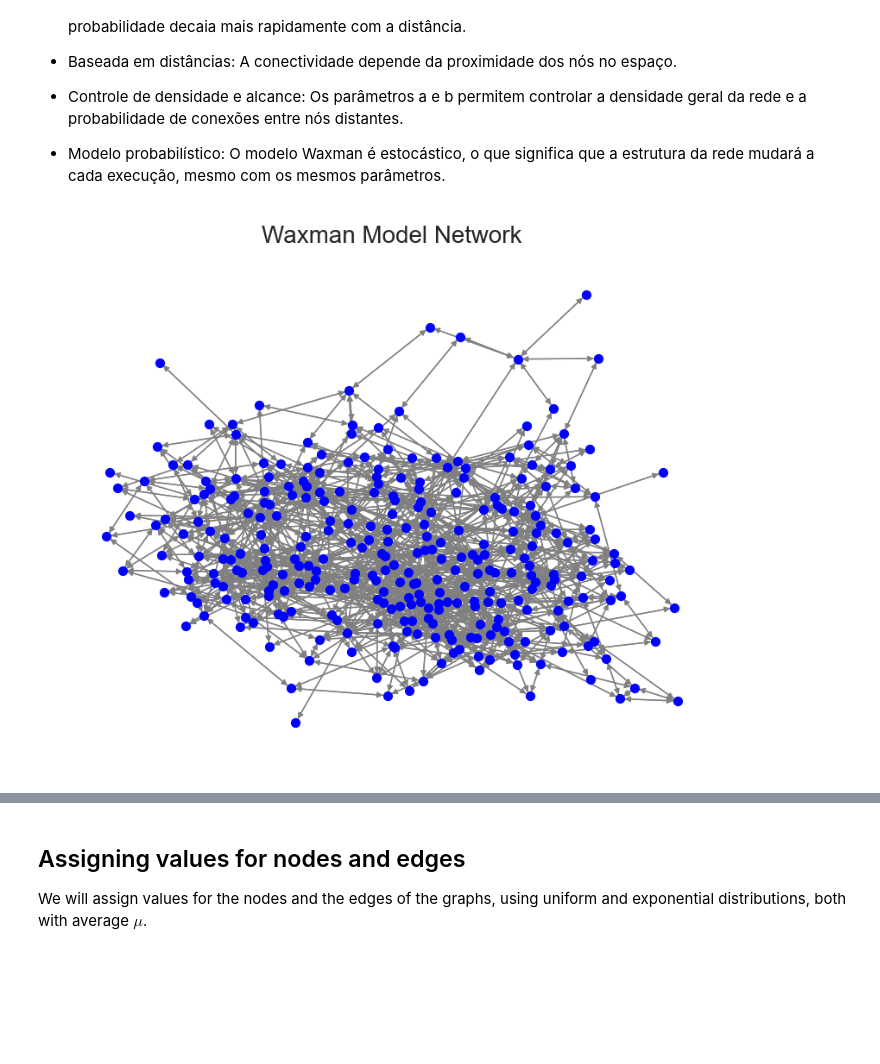
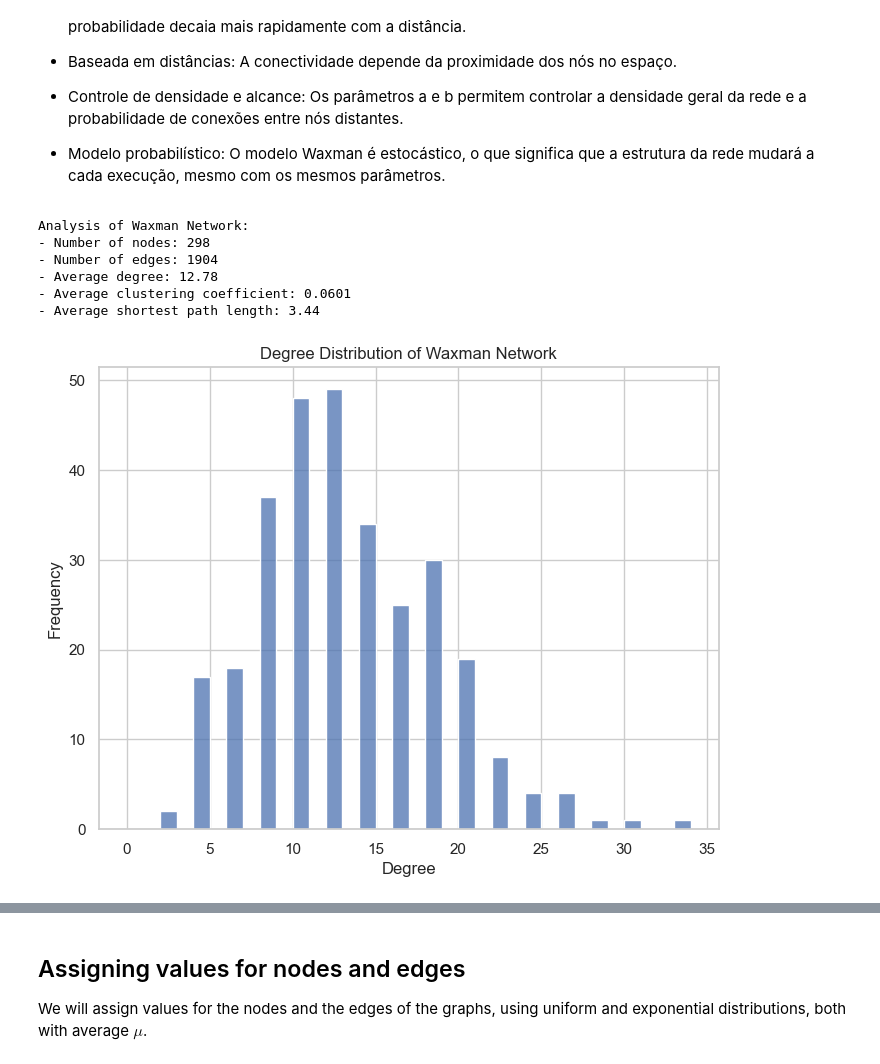
Before and after one commit to joaoduarteN/debtrank_analysis, a Jupyter notebook: debtrank.ipynb, the cells around one changed output, grey strips where cells are left out. Saved outputs shown, nothing was run; the diff lists cells and outputs as text; code cells hidden in the pictures; blank space fills up the shorter version.

```diff
--- a/debtrank.ipynb
+++ b/debtrank.ipynb
@@ -3,9 +3,7 @@ import networkx as nx
 from numpy  import *
 import numpy as np
 import matplotlib.pyplot as plt
-from scipy.stats import norm
 import seaborn as sns
-from scipy.stats import pareto, lognorm
 import matplotlib.colors as mcolors
 import pandas as pd
 
@@ -13,4 +11,4 @@ n = 300
 
 
 # Set plot style
-sns.set(style='whitegrid')
+sns.set_theme(style='whitegrid')
@@ -216,24 +172,24 @@ Analysis of Random Graph:
 - Controle de densidade e alcance: Os parâmetros a e b permitem controlar a densidade geral da rede e a probabilidade de conexões entre nós distantes.
 - Modelo probabilístico: O modelo Waxman é estocástico, o que significa que a estrutura da rede mudará a cada execução, mesmo com os mesmos parâmetros.
 # %%
-
-
 # Parâmetros para o modelo de Waxman
 alpha = 0.1  # Parâmetro que controla a densidade de arestas
 beta = 0.3   # Parâmetro que controla a decaída da probabilidade com a distância
 
 G_undirected = nx.waxman_graph(n, alpha=alpha, beta=beta, domain=(0, 0, 1, 1))
 
 # Convert to a directed graph
 G_directed = nx.DiGraph()
 G_directed.add_edges_from((u, v) for u, v in G_undirected.edges())
 G_directed.add_edges_from((v, u) for u, v in G_undirected.edges())
 WM_graph = G_directed
 
-# Desenhar a rede
-plt.figure(figsize=(8, 6))
-nx.draw(WM_graph, node_size=50, node_color='blue', with_labels=False, edge_color='gray')
-plt.title("Waxman Model Network",fontsize=20)
-plt.show()
+analyze_network(WM_graph, 'Waxman Network')
 # %% [output]
+Analysis of Waxman Network:
+- Number of nodes: 298
+- Number of edges: 1904
+- Average degree: 12.78
+- Average clustering coefficient: 0.0601
+- Average shortest path length: 3.44
-[figure, old version]
+[figure, new version]
```
Also changed, not shown: parts of 37 cells of this notebook, 5 other files.
